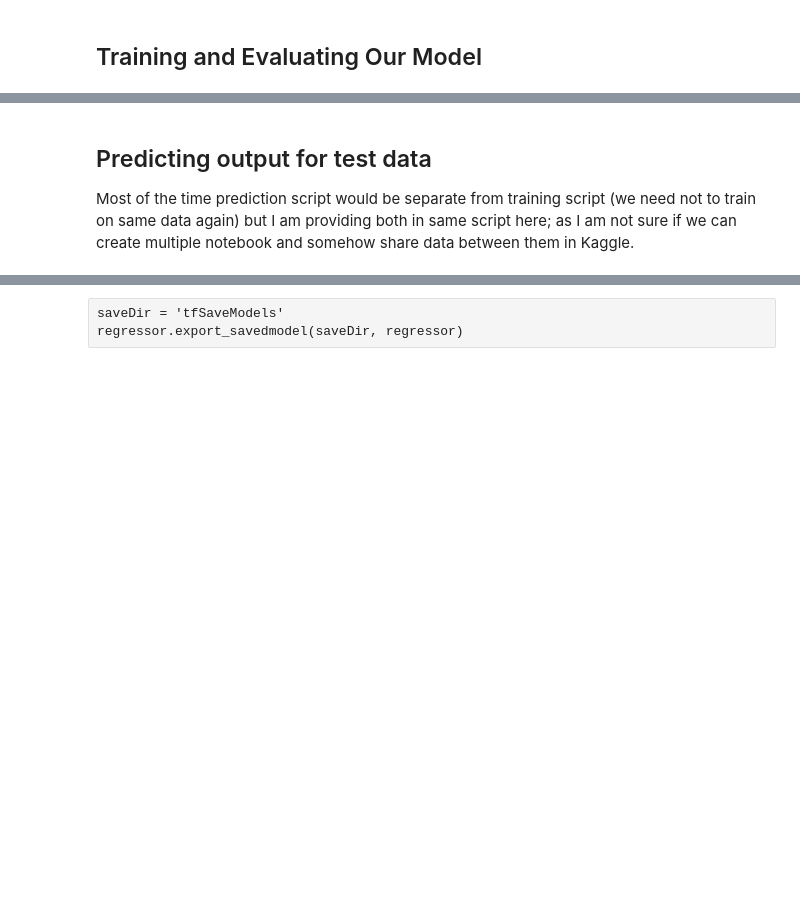
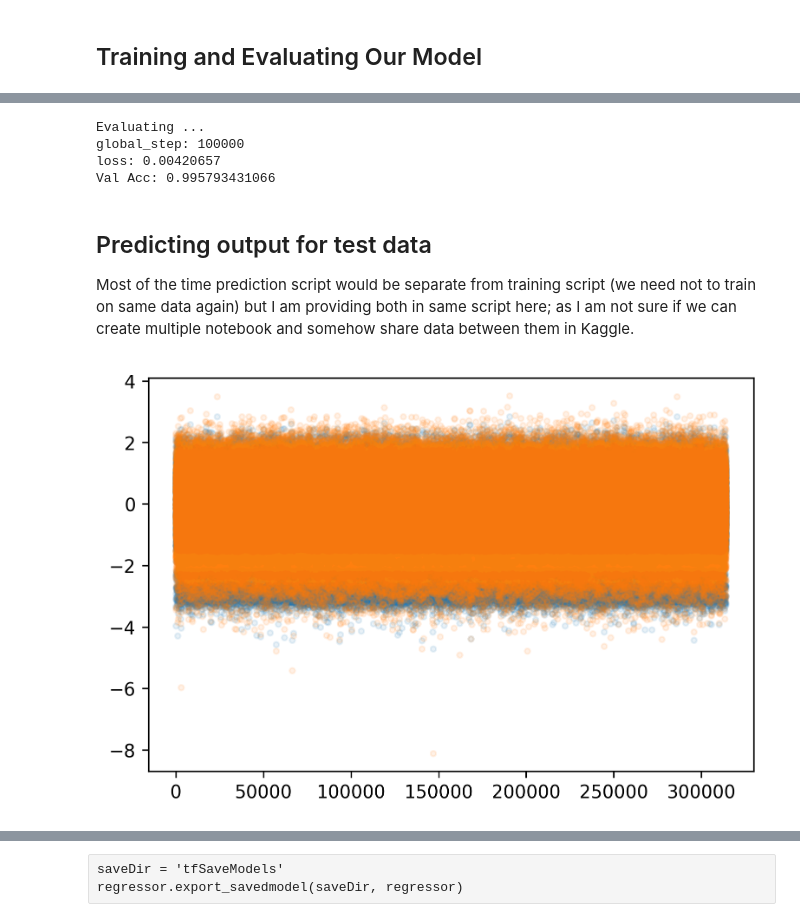
Before and after one commit to exowanderer/SpitzerDeepLearningNetwork, a Jupyter notebook: tensorflow_DNNRegressor_Spitzer - relu.ipynb, the cells around one changed output, grey strips where cells are left out. Saved outputs shown, nothing was run; the diff lists cells and outputs as text; code cells hidden in the pictures; blank space fills up the shorter version.

```diff
--- a/tensorflow_DNNRegressor_Spitzer - relu.ipynb
+++ b/tensorflow_DNNRegressor_Spitzer - relu.ipynb
@@ -253,9 +253,11 @@ Following is the simple DNNRegressor model. More detail about hidden_units, etc
 [123]: https://www.tensorflow.org/versions/r0.9/api_docs/python/contrib.learn.html#DNNRegressor
 # %%
 nHidden1  = 10
-nHidden2  = 10
+nHidden2  = 5
+nHidden3  = 10
+
 regressor = tf.contrib.learn.DNNRegressor(activation_fn=tf.nn.relu, dropout=0.5, optimizer=tf.train.AdamOptimizer,
-    feature_columns=engineered_features, hidden_units=[nHidden1, nHidden2], model_dir=MODEL_DIR)
+    feature_columns=engineered_features, hidden_units=[nHidden1, nHidden2, nHidden3], model_dir=MODEL_DIR)
 
 # nRegressor= tf.contrib.learn.DNNRegressor(weight_column_name=None, optimizer=None, activation_fn=tf.nn.relu,
 #                                           dropout=None, gradient_clip_norm=None, enable_centered_bias=False,
@@ -277,6 +301,11 @@ for key in sorted(results):
     print("%s: %s" % (key, results[key]))
 
 print("Val Acc: %s" % (1-results[key]))
+# %% [output]
+Evaluating ...
+global_step: 100000
+loss: 0.00420657
+Val Acc: 0.995793431066
 # %% [markdown]
 ## Predicting output for test data
 
@@ -285,12 +314,14 @@ Most of the time prediction script would be separate from training script (we ne
 def de_median(x):
     return x - np.median(x)
 # %%
-predicted_output = regressor.predict(input_fn=test_input_fn)
-x = list(predicted_output)
+predicted_output = list(regressor.predict(input_fn=test_input_fn))
+# x = list(predicted_output)
 # %%
 # print([predicted_output() for _ in range(10)])
-plt.plot((x - np.median(x)) / np.std(x),'.',alpha=0.1);
+plt.plot((predicted_output - np.median(predicted_output)) / np.std(predicted_output),'.',alpha=0.1);
 plt.plot((test_df['flux'].values - np.median(test_df['flux'].values)) / np.std(test_df['flux'].values),'.',alpha=0.1);
+# %% [output]
+[figure, added]
 # %%
 plt.plot(de_median(x - test_df['flux'].values)/x,'.',alpha=0.1);
 plt.ylim(-1.,1.);
```
Also changed, not shown: parts of 8 cells of this notebook, 5 other files.
